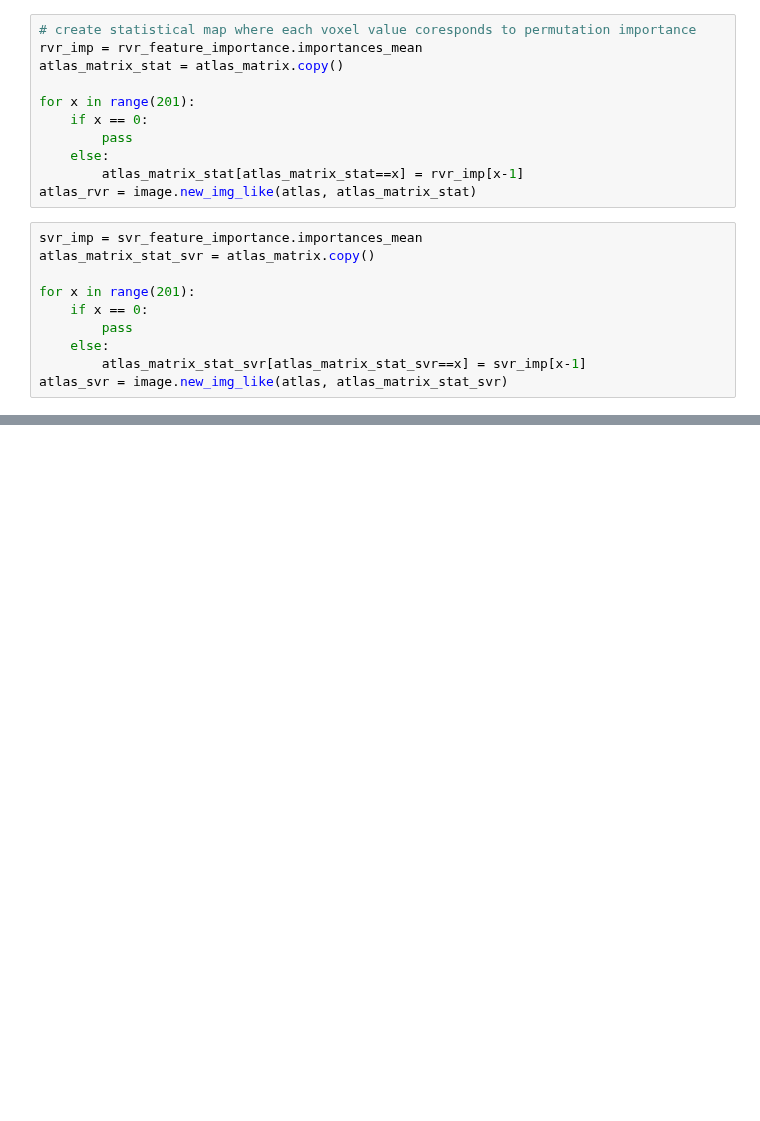
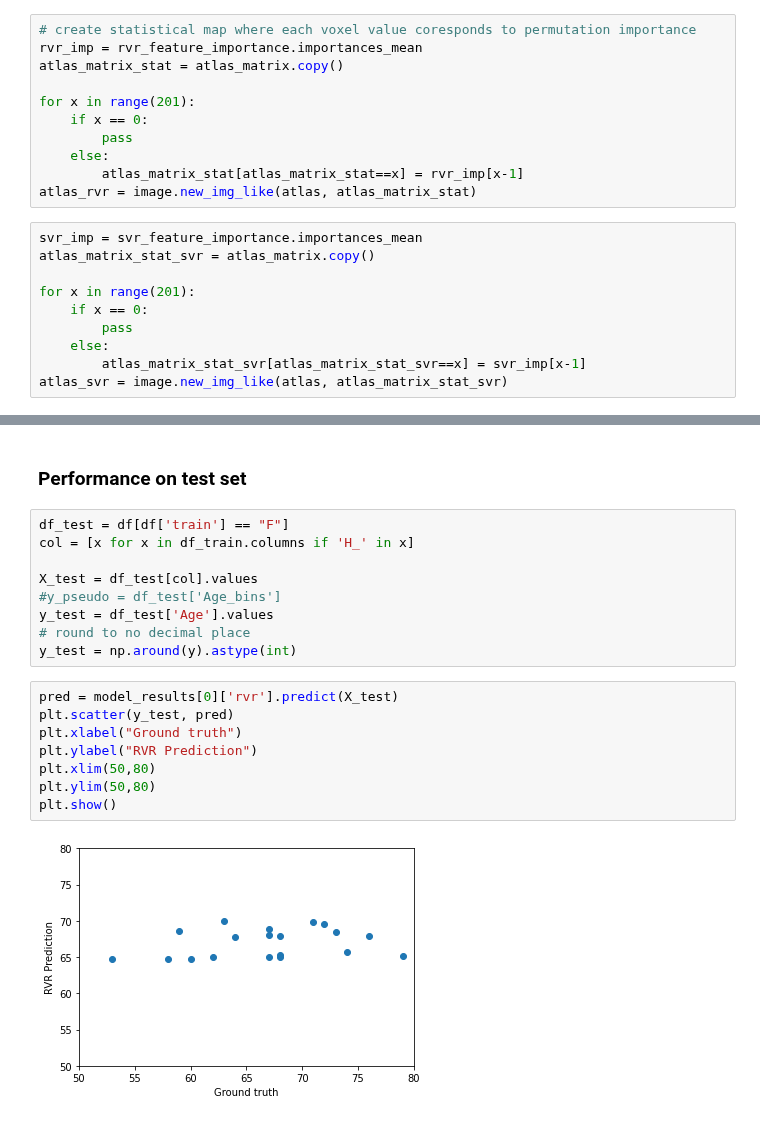
Before and after one commit to elenadoe/Brain_Age_PET_MRI, a Jupyter notebook: src/2_cv_test.ipynb, the cells around one changed output, grey strips where cells are left out. Saved outputs shown, nothing was run; the diff lists cells and outputs as text; blank space fills up the shorter version.

```diff
--- a/src/2_cv_test.ipynb
+++ b/src/2_cv_test.ipynb
@@ -142,0 +143,21 @@ plt.show()
+# %% [markdown]
+### Performance on test set
+# %%
+df_test = df[df['train'] == "F"]
+col = [x for x in df_train.columns if 'H_' in x]
+
+X_test = df_test[col].values
+#y_pseudo = df_test['Age_bins']
+y_test = df_test['Age'].values
+# round to no decimal place
+y_test = np.around(y).astype(int)
+# %%
+pred = model_results[0]['rvr'].predict(X_test)
+plt.scatter(y_test, pred)
+plt.xlabel("Ground truth")
+plt.ylabel("RVR Prediction")
+plt.xlim(50,80)
+plt.ylim(50,80)
+plt.show()
+# %% [output]
+[figure, added]
```
Also changed, not shown: parts of 6 cells of this notebook, 6 other files.
